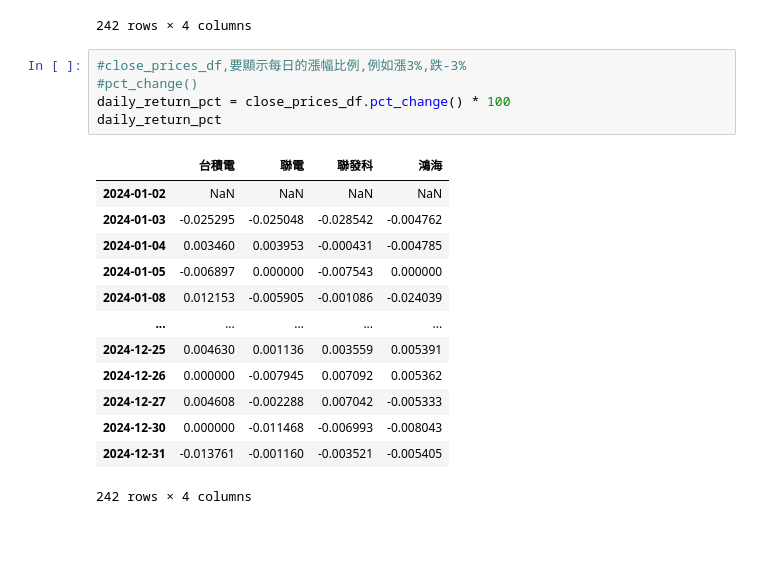
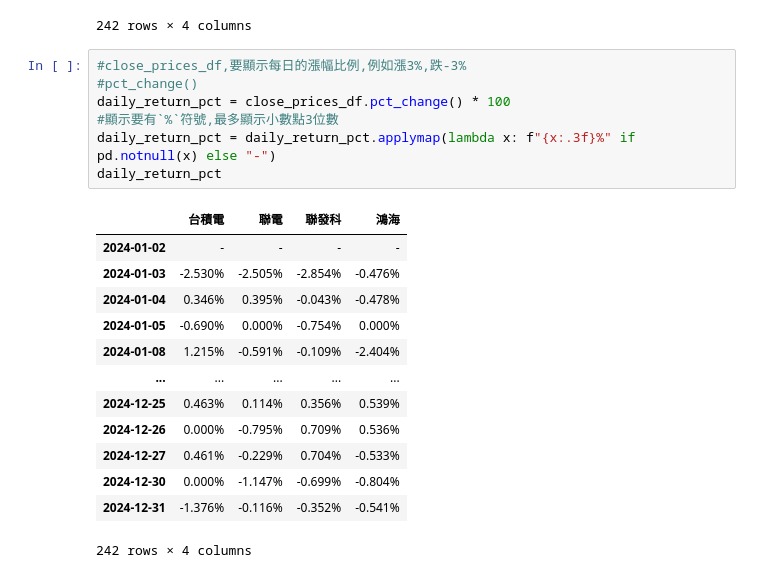
Before and after one commit to roberthsu2003/__2025_06_25_aiAnalysis_1_3__, a Jupyter notebook: lesson18/lesson18_2.ipynb, the cells around one changed output. Drawn from its saved outputs; the diff is of its cells as text; blank space fills up the shorter version.

```diff
--- a/lesson18/lesson18_2.ipynb
+++ b/lesson18/lesson18_2.ipynb
@@ -205,19 +205,21 @@ daily_returns
 # %%
 #close_prices_df,要顯示每日的漲幅比例,例如漲3%,跌-3%
 #pct_change()
 daily_return_pct = close_prices_df.pct_change() * 100
+#顯示要有`%`符號,最多顯示小數點3位數
+daily_return_pct = daily_return_pct.applymap(lambda x: f"{x:.3f}%" if pd.notnull(x) else "-")
 daily_return_pct
 # %% [output]
 |  | 台積電 | 聯電 | 聯發科 | 鴻海 |
-| 2024-01-02 | NaN | NaN | NaN | NaN |
-| 2024-01-03 | -0.025295 | -0.025048 | -0.028542 | -0.004762 |
-| 2024-01-04 | 0.003460 | 0.003953 | -0.000431 | -0.004785 |
-| 2024-01-05 | -0.006897 | 0.000000 | -0.007543 | 0.000000 |
-| 2024-01-08 | 0.012153 | -0.005905 | -0.001086 | -0.024039 |
+| 2024-01-02 | - | - | - | - |
+| 2024-01-03 | -2.530% | -2.505% | -2.854% | -0.476% |
+| 2024-01-04 | 0.346% | 0.395% | -0.043% | -0.478% |
+| 2024-01-05 | -0.690% | 0.000% | -0.754% | 0.000% |
+| 2024-01-08 | 1.215% | -0.591% | -0.109% | -2.404% |
 | ... | ... | ... | ... | ... |
-| 2024-12-25 | 0.004630 | 0.001136 | 0.003559 | 0.005391 |
-| 2024-12-26 | 0.000000 | -0.007945 | 0.007092 | 0.005362 |
-| 2024-12-27 | 0.004608 | -0.002288 | 0.007042 | -0.005333 |
-| 2024-12-30 | 0.000000 | -0.011468 | -0.006993 | -0.008043 |
-| 2024-12-31 | -0.013761 | -0.001160 | -0.003521 | -0.005405 |
+| 2024-12-25 | 0.463% | 0.114% | 0.356% | 0.539% |
+| 2024-12-26 | 0.000% | -0.795% | 0.709% | 0.536% |
+| 2024-12-27 | 0.461% | -0.229% | 0.704% | -0.533% |
+| 2024-12-30 | 0.000% | -1.147% | -0.699% | -0.804% |
+| 2024-12-31 | -1.376% | -0.116% | -0.352% | -0.541% |
 242 rows × 4 columns
```
